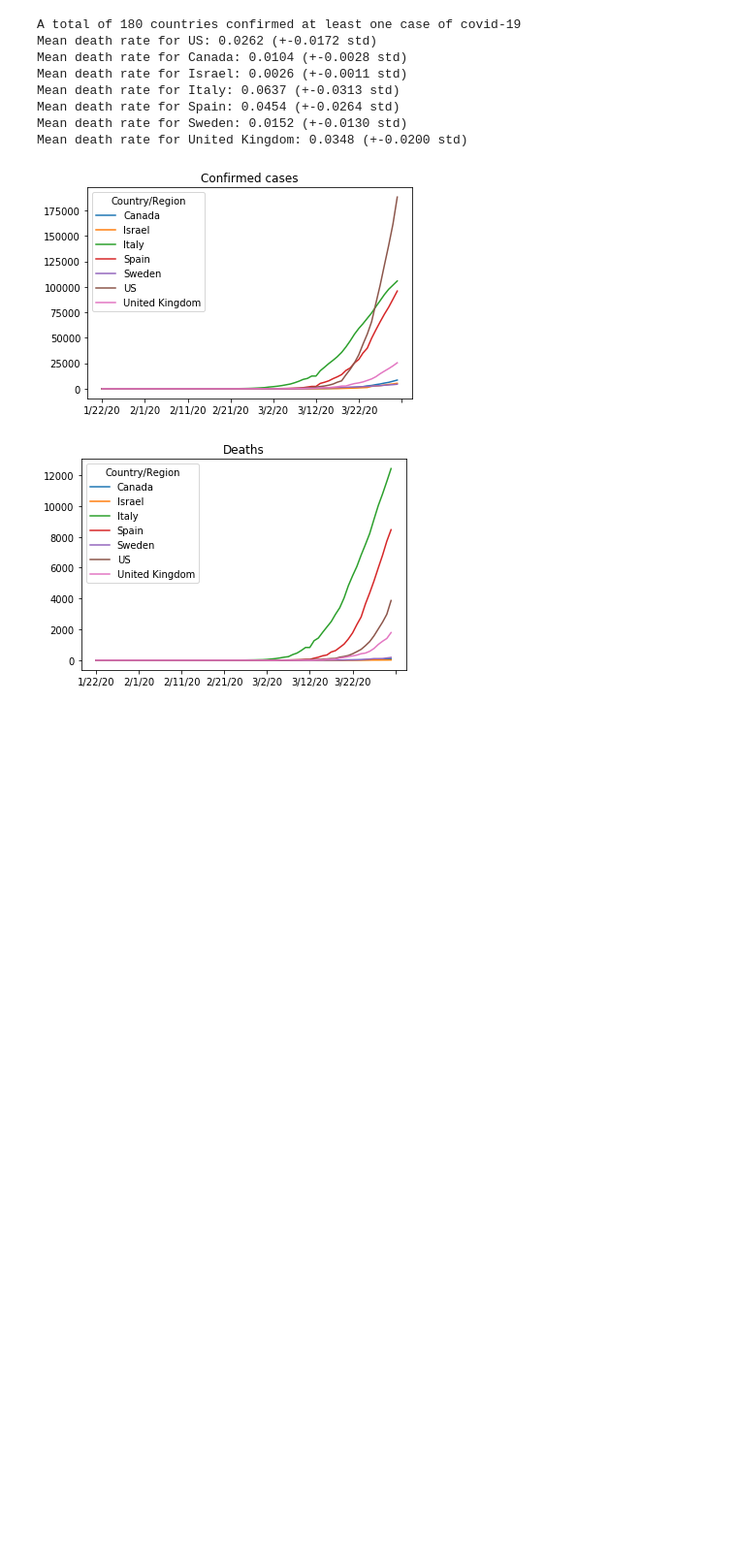
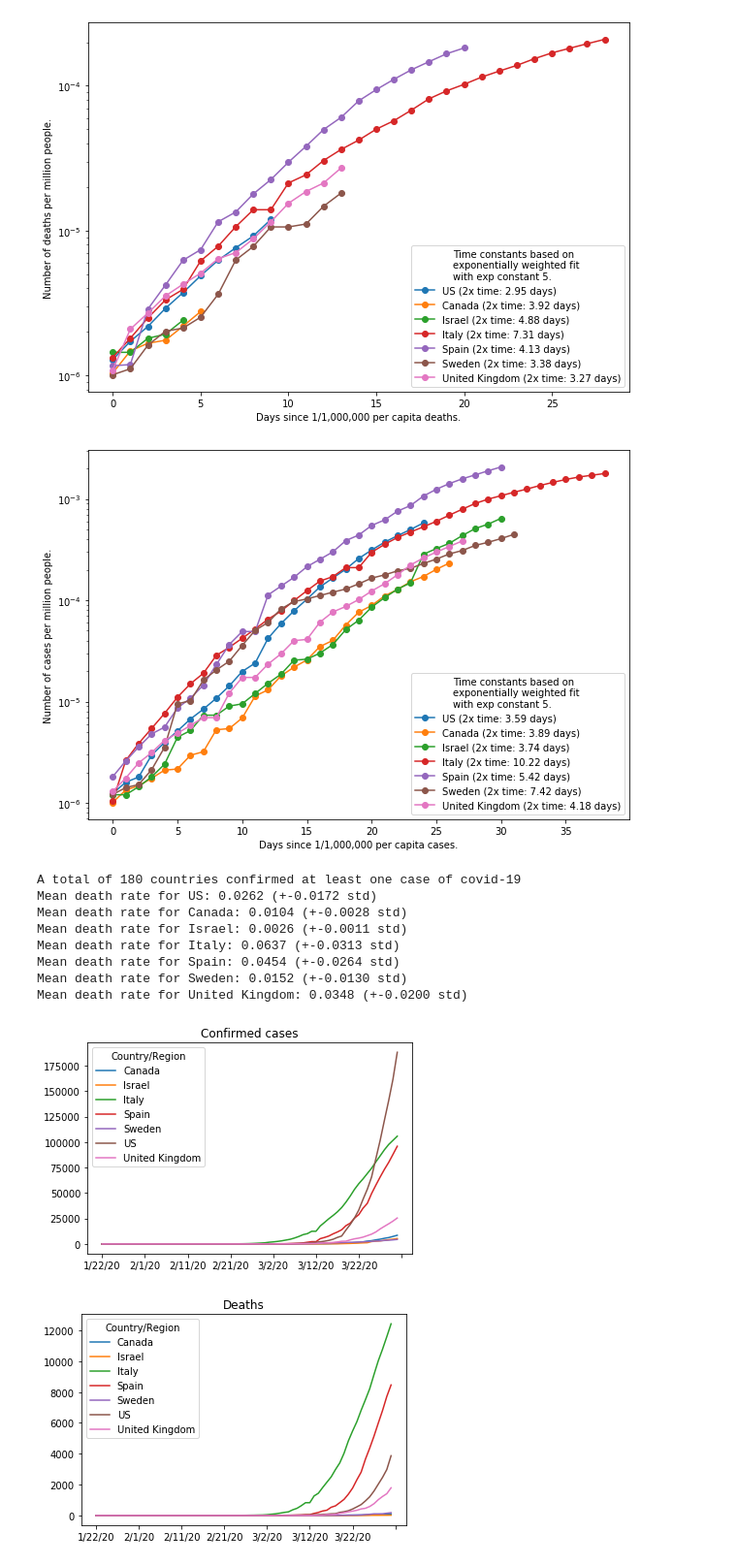
Before and after one commit to zonradkuse/covid-data-processing, a Jupyter notebook: non-interactive-plots.ipynb, the cells around one changed output. Shown: that part at 97% size. Saved outputs shown, nothing was run; the diff lists cells and outputs as text; code cells hidden in the pictures; blank space fills up the shorter version.

```diff
--- a/non-interactive-plots.ipynb
+++ b/non-interactive-plots.ipynb
@@ -40,3 +19,11 @@ plots.semilog_deaths_per_capita_since(country_list,
+# %%
+for data_set, data_type, threshold in zip([deaths,cases],["deaths","cases"],[1,1]):
+    plots.semilog_per_capita_country_since(data_set, country_list, data_type=data_type,
+                                threshold=threshold,
+                                fit_info = fit_info)
+# %% [output]
+[figure, added]
+[figure, added]
 # %%
 plots.generate_all_plots(country_list)
 # %% [output]
```
Also changed, not shown: parts of 7 cells of this notebook, 1 other file.
